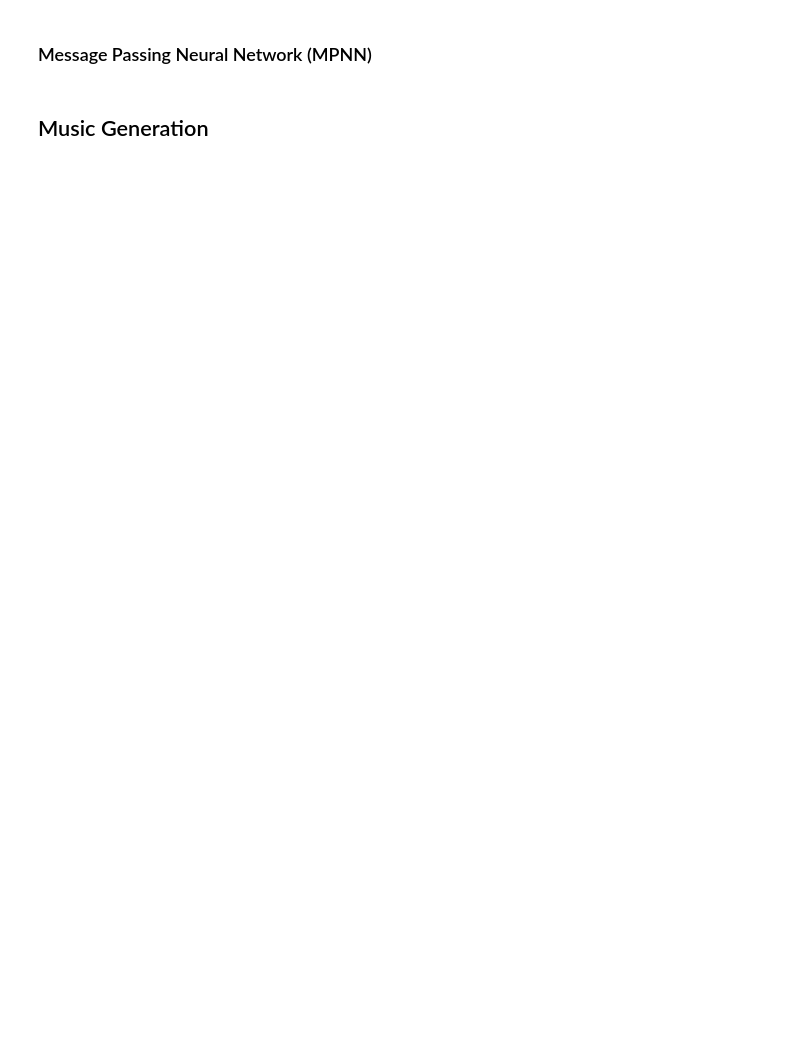
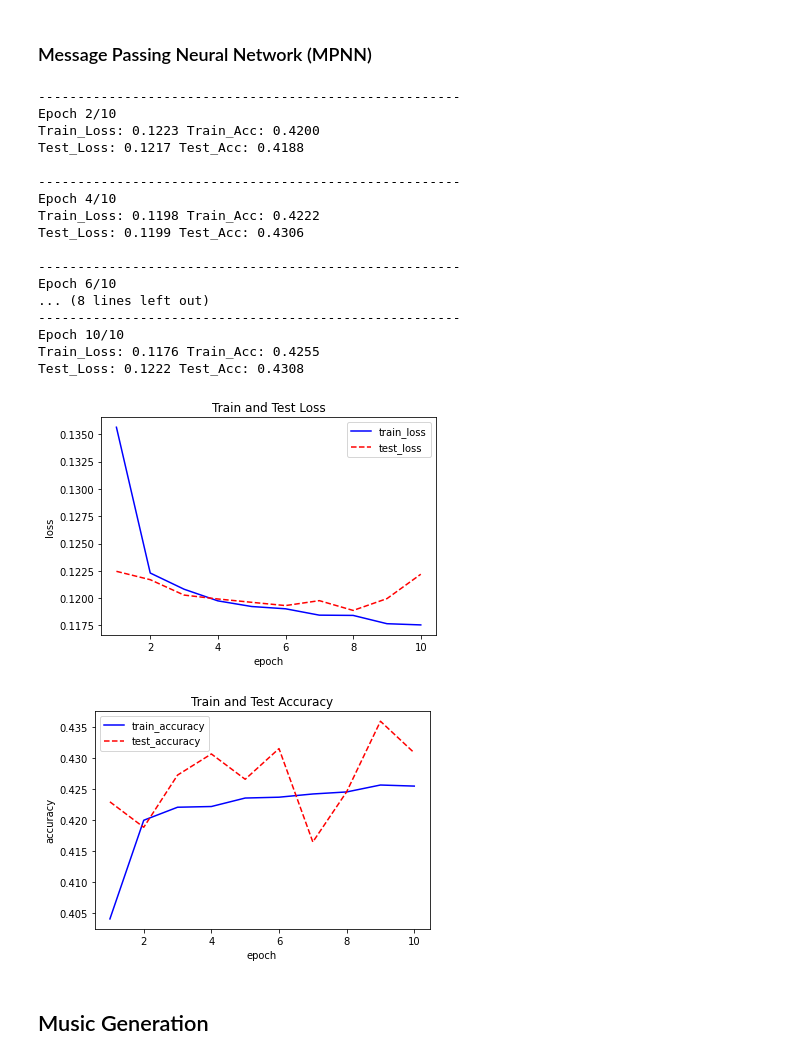
Before and after one commit to Vinnesta/l45-music-gnn, a Jupyter notebook: L45_Mozart_is_a_GNN.ipynb, the cells around one changed output. Cells and saved outputs as stored; diff of their text form; code cells hidden in the pictures; blank space fills up the shorter version.

```diff
--- a/L45_Mozart_is_a_GNN.ipynb
+++ b/L45_Mozart_is_a_GNN.ipynb
@@ -1121,7 +728,7 @@ class MPNNLayer(MessagePassing):
         return (f'{self.__class__.__name__}(emb_dim={self.emb_dim}, aggr={self.aggr})')
 
 class MPNNModel(nn.Module):
-  def __init__(self, edge_index, edge_attr, in_dim, num_layers=4, emb_dim=64, out_dim=1):
+  def __init__(self, A, edge_attr, in_dim, num_layers=4, emb_dim=64, out_dim=1):
         """Message Passing Neural Network model for graph property prediction
 
         Args:
@@ -1132,7 +739,7 @@ class MPNNModel(nn.Module):
         """
         super().__init__()
 
-        self.edge_index = edge_index
+        self.edge_index = A.to_sparse().indices().to(device)
         self.edge_attr = edge_attr
         self.edge_dim = self.edge_attr.shape[1]
 
@@ -1169,6 +776,34 @@ class MPNNModel(nn.Module):
       h = F.relu(self.lin_pred1(h))
       out = self.lin_pred2(h)
       return out.squeeze(-1)
+# %%
+mpnn_net = MPNNModel(A, edge_attr, in_dim=window_size, num_layers=4, emb_dim=32, out_dim=1).to(device)
+pos_weight = torch.ones([new_num_notes]) * 3
+criterion = nn.BCEWithLogitsLoss(pos_weight=pos_weight)
+optimizer = torch.optim.Adam(mpnn_net.parameters(), lr=0.005)
+epoch = 10
+
+train_eval(mpnn_net, criterion, optimizer, epoch, train_dataloader, valid_dataloader, epochs_to_report=2)
+# %% [output]
+------------------------------------------------------
+Epoch 2/10
+Train_Loss: 0.1223 Train_Acc: 0.4200
+Test_Loss: 0.1217 Test_Acc: 0.4188
+
+------------------------------------------------------
+Epoch 4/10
+Train_Loss: 0.1198 Train_Acc: 0.4222
+Test_Loss: 0.1199 Test_Acc: 0.4306
+
+------------------------------------------------------
+Epoch 6/10
+... (8 lines left out)
+------------------------------------------------------
+Epoch 10/10
+Train_Loss: 0.1176 Train_Acc: 0.4255
+Test_Loss: 0.1222 Test_Acc: 0.4308
+[figure, added]
+[figure, added]
 # %% [markdown]
 ## Music Generation
 # %%
```
Also changed, not shown: parts of 33 cells of this notebook.
